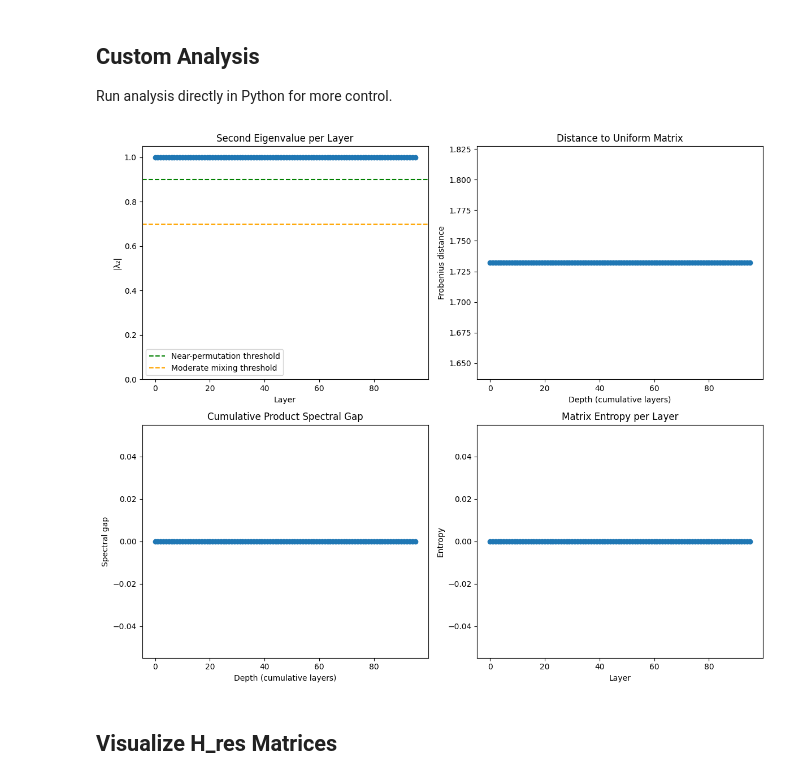
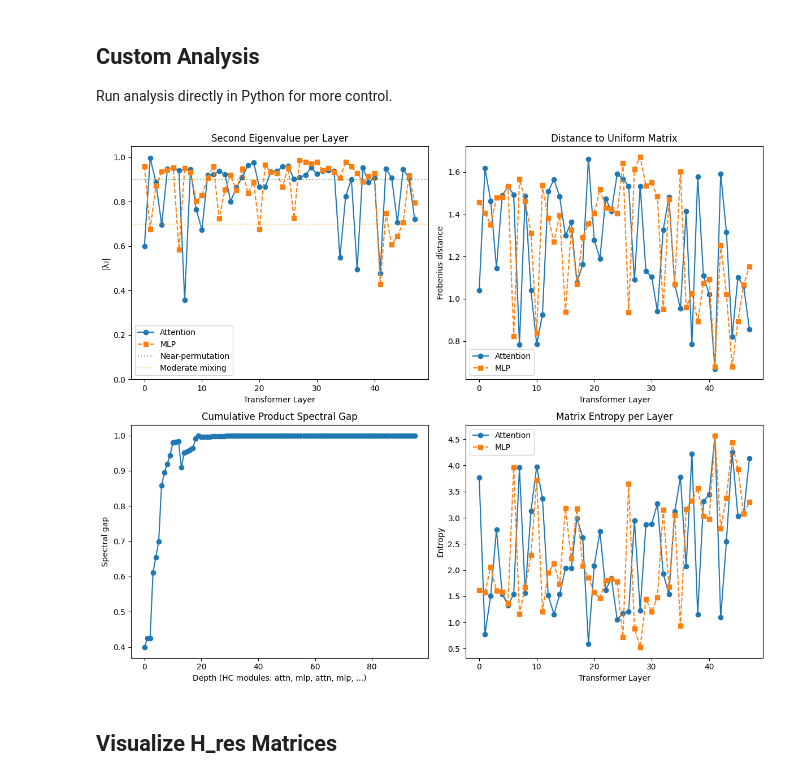
Before and after one commit to pherber3/mHC-manifold-constrained-hyper-connections, a Jupyter notebook: notebooks/markov_mixing_experiments.ipynb, the cells around one changed output. Cells and saved outputs as stored; diff of their text form; code cells hidden in the pictures.

```diff
--- a/notebooks/markov_mixing_experiments.ipynb
+++ b/notebooks/markov_mixing_experiments.ipynb
@@ -490,49 +547,59 @@ def load_and_analyze(checkpoint_path, projection='sinkhorn'):
 # %%
-# Visualize results
-def plot_mixing_analysis(per_layer, cumulative):
+def plot_mixing_analysis(attn_layers, mlp_layers, cumulative):
     fig, axes = plt.subplots(2, 2, figsize=(12, 10))
 
-    # Per-layer |λ₂|
+    layers = sorted(attn_layers.keys())
+
+    # Per-layer |λ₂| - separate lines for attn and mlp
     ax = axes[0, 0]
-    lambda2s = [per_layer[i]['lambda_2_abs'] for i in sorted(per_layer.keys())]
-    ax.plot(lambda2s, 'o-')
-    ax.axhline(y=0.9, color='g', linestyle='--', label='Near-permutation threshold')
-    ax.axhline(y=0.7, color='orange', linestyle='--', label='Moderate mixing threshold')
-    ax.set_xlabel('Layer')
+    attn_lambda2 = [attn_layers[i]['lambda_2_abs'] for i in layers]
+    mlp_lambda2 = [mlp_layers[i]['lambda_2_abs'] for i in layers]
+    ax.plot(layers, attn_lambda2, 'o-', label='Attention')
+    ax.plot(layers, mlp_lambda2, 's--', label='MLP')
+    ax.axhline(y=0.9, color='g', linestyle=':', alpha=0.5, label='Near-permutation')
+    ax.axhline(y=0.7, color='orange', linestyle=':', alpha=0.5, label='Moderate mixing')
+    ax.set_xlabel('Transformer Layer')
     ax.set_ylabel('|λ₂|')
     ax.set_title('Second Eigenvalue per Layer')
     ax.legend()
     ax.set_ylim(0, 1.05)
 
-    # Cumulative distance to uniform
+    # Distance to uniform - separate lines
     ax = axes[0, 1]
-    ax.plot(cumulative['dist_to_uniform'], 'o-')
-    ax.set_xlabel('Depth (cumulative layers)')
+    attn_dist = [attn_layers[i]['dist_to_uniform'] for i in layers]
+    mlp_dist = [mlp_layers[i]['dist_to_uniform'] for i in layers]
+    ax.plot(layers, attn_dist, 'o-', label='Attention')
+    ax.plot(layers, mlp_dist, 's--', label='MLP')
+    ax.set_xlabel('Transformer Layer')
     ax.set_ylabel('Frobenius distance')
     ax.set_title('Distance to Uniform Matrix')
+    ax.legend()
 
-    # Cumulative spectral gap
+    # Cumulative spectral gap (this stays as-is, sequential)
     ax = axes[1, 0]
     ax.plot(cumulative['spectral_gap'], 'o-')
-    ax.set_xlabel('Depth (cumulative layers)')
+    ax.set_xlabel('Depth (HC modules: attn, mlp, attn, mlp, ...)')
     ax.set_ylabel('Spectral gap')
     ax.set_title('Cumulative Product Spectral Gap')
 
-    # Per-layer entropy
+    # Per-layer entropy - separate lines
     ax = axes[1, 1]
-    entropies = [per_layer[i]['entropy'] for i in sorted(per_layer.keys())]
-    ax.plot(entropies, 'o-')
-    ax.set_xlabel('Layer')
+    attn_ent = [attn_layers[i]['entropy'] for i in layers]
+    mlp_ent = [mlp_layers[i]['entropy'] for i in layers]
+    ax.plot(layers, attn_ent, 'o-', label='Attention')
+    ax.plot(layers, mlp_ent, 's--', label='MLP')
+    ax.set_xlabel('Transformer Layer')
     ax.set_ylabel('Entropy')
     ax.set_title('Matrix Entropy per Layer')
+    ax.legend()
 
     plt.tight_layout()
     plt.show()
 
 # Example usage (uncomment after training):
-per_layer, cumulative, h_res_list = load_and_analyze('out-fineweb10B-mhc-48l/ckpt.pt')
-plot_mixing_analysis(per_layer, cumulative)
+attn_layers, mlp_layers, cumulative, h_res_list = load_and_analyze('out-mhc-48l-test/ckpt.pt')
+plot_mixing_analysis(attn_layers, mlp_layers, cumulative)
 # %% [output]
-[figure, old version]
+[figure, new version]
 # %% [markdown]
 ## Visualize H_res Matrices
```
Also changed, not shown: parts of 20 cells of this notebook.
